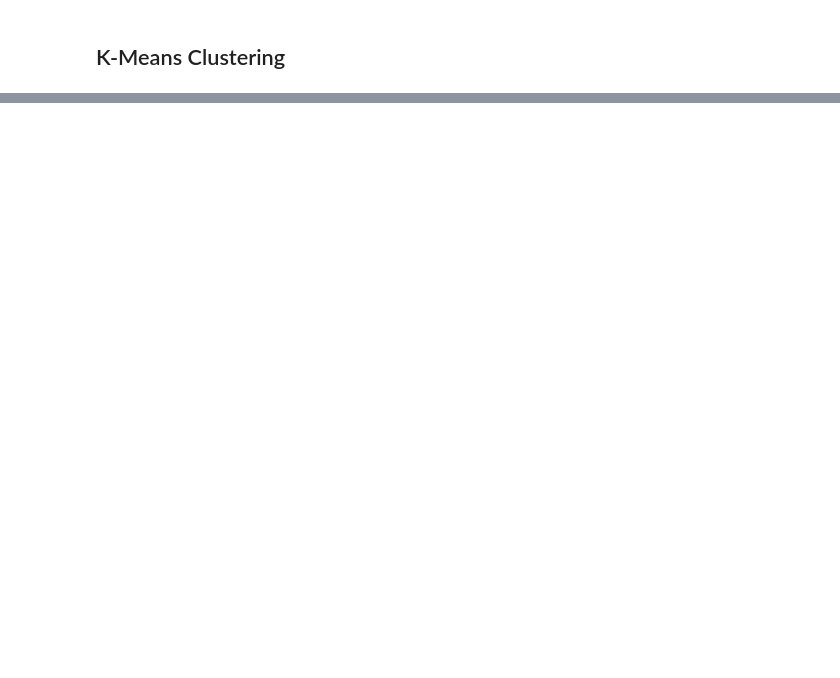
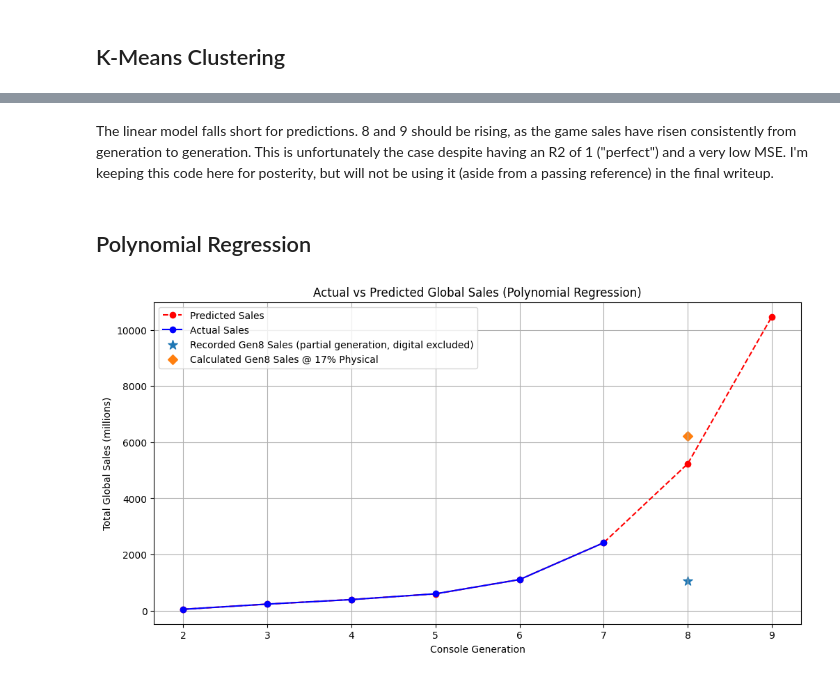
Before and after one commit to candersen114/Python2Source, a Jupyter notebook: finalproj.ipynb, the cells around one changed output, grey strips where cells are left out. Saved outputs shown, nothing was run; the diff lists cells and outputs as text; code cells hidden in the pictures; blank space fills up the shorter version.

```diff
--- a/finalproj.ipynb
+++ b/finalproj.ipynb
@@ -615,0 +727,31 @@ plt.show()
+# %% [markdown]
+The linear model falls short for predictions. 8 and 9 should be rising, as the game sales have risen consistently from generation to generation. This is unfortunately the case despite having an R2 of 1 ("perfect") and a very low MSE. I'm keeping this code here for posterity, but will not be using it (aside from a passing reference) in the final writeup.
+# %% [markdown]
+## Polynomial Regression
+# %%
+# Transform data for polynomial regression
+poly = PolynomialFeatures(degree=4)  # Degree can be adjusted
+X_train_poly = poly.fit_transform(gss_train[["ConsoleGeneration"]])
+x_pred_poly = poly.transform(x_pred)
+
+# Fit polynomial regression model
+lr_poly = LinearRegression()
+lr_poly.fit(X_train_poly, gss_train['Total Global Sales (millions)'])
+
+# Predict with polynomial model
+poly_sales_pred = lr_poly.predict(x_pred_poly)
+
+# Visualization of polynomial regression results
+plt.figure(figsize=(12, 6))
+plt.plot(x_pred["ConsoleGeneration"], poly_sales_pred, 'ro--', label='Predicted Sales')
+plt.plot(gss_train["ConsoleGeneration"], gss_train["Total Global Sales (millions)"], 'bo-', label='Actual Sales')
+plt.scatter(gss_gen8_calc["ConsoleGeneration"], gss_gen8_calc["Total Global Sales (millions)"], s=100, marker="*", label="Recorded Gen8 Sales (partial generation, digital excluded)")
+plt.scatter(gss_gen8_calc["ConsoleGeneration"], gss_gen8_calc["Est. Global Sales, 83/17% Calc (millions)"], s=50, marker="D", label="Calculated Gen8 Sales @ 17% Physical")
+plt.xlabel('Console Generation')
+plt.ylabel('Total Global Sales (millions)')
+plt.title('Actual vs Predicted Global Sales (Polynomial Regression)')
+plt.legend()
+plt.grid(True)
+plt.show()
+# %% [output]
+[figure, added]
```
Also changed, not shown: parts of 10 cells of this notebook.
